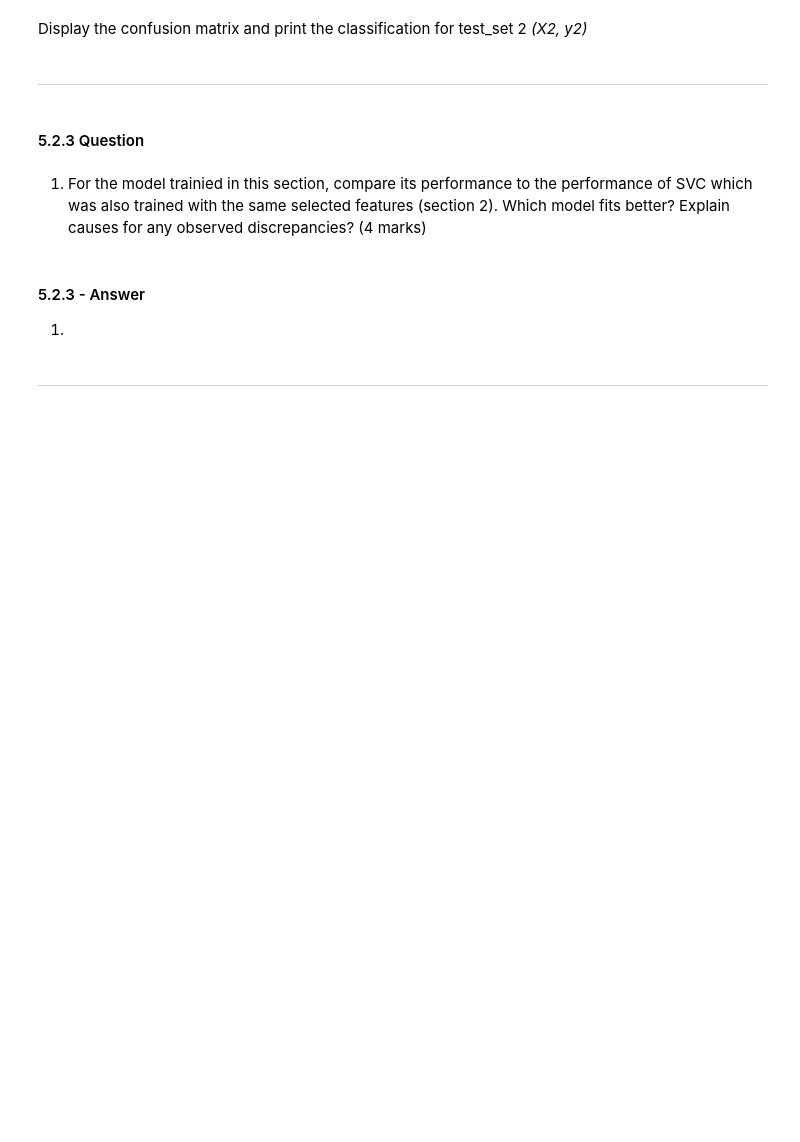
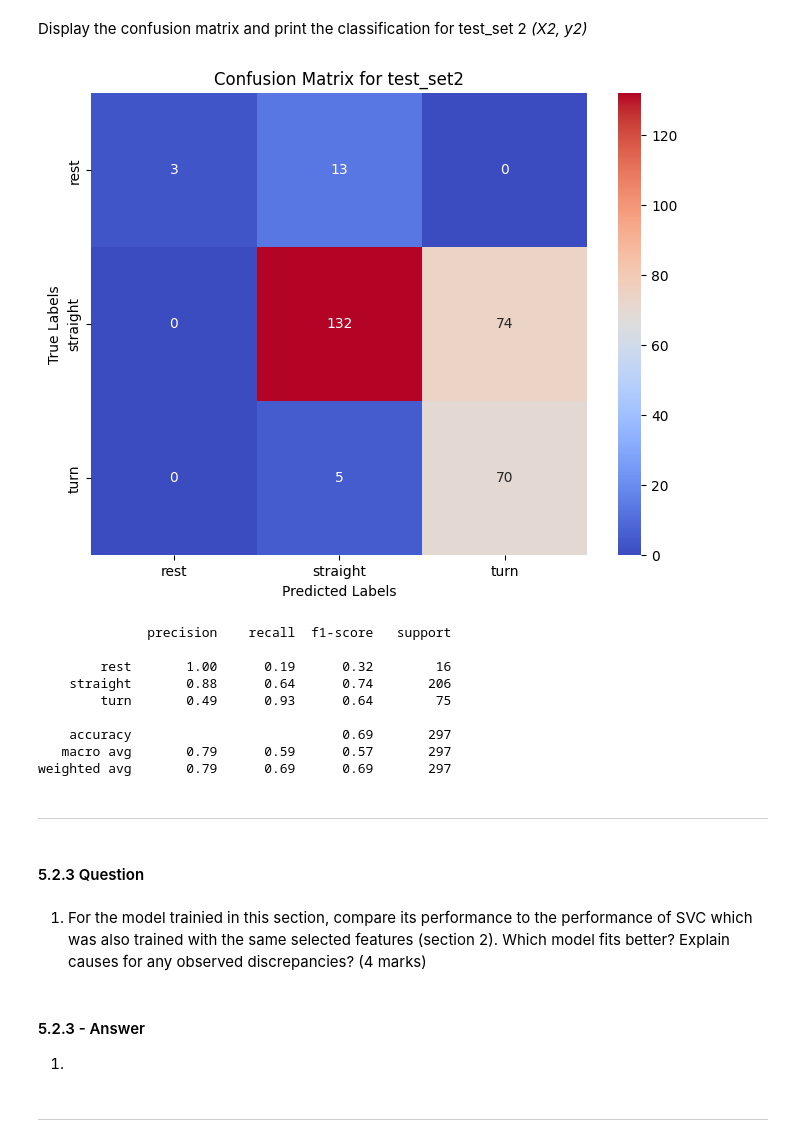
Before and after one commit to TaRa1999R/engg680_2024_fall, a Jupyter notebook: Lab_Assignment4/Assignment_4.ipynb, the cells around one changed output. Drawn from its saved outputs; the diff is of its cells as text; code cells hidden in the pictures; blank space fills up the shorter version.

```diff
--- a/Lab_Assignment4/Assignment_4.ipynb
+++ b/Lab_Assignment4/Assignment_4.ipynb
@@ -1244,6 +1281,6 @@ X1.head(2)
 # %%
 # TODO - Load the target vector from test_set2 into y2, and the selected features from test_set2 into X2
-# y2 =
-# X2 =
+y2 = test_set2['motion_state']
+X2 = test_set2[['ax_var' , 'ay_var' , 'az_sum' , 'a_sum' , 'gz_var']]
 X2.head(2)
 # %% [output]
@@ -1272,3 +1333,28 @@ Display the confusion matrix and print the classification for test_set 2 *(X2, y
+# %%
+# TODO - Display confusion matrix and print classification report for (X2, y2)
+y2_pred = grid.predict(X2)
+
+cm2 = confusion_matrix(y2, y2_pred)
+
+plt.figure(figsize=(8, 6))
+sns.heatmap(cm2, annot=True, fmt="d", cmap="coolwarm", xticklabels=grid.classes_, yticklabels=grid.classes_)
+plt.xlabel("Predicted Labels")
+plt.ylabel("True Labels")
+plt.title("Confusion Matrix for test_set2")
+plt.show()
+
+print(classification_report(y2, y2_pred))
+# %% [output]
+[figure, added]
+              precision    recall  f1-score   support
+
+        rest       1.00      0.19      0.32        16
+    straight       0.88      0.64      0.74       206
+        turn       0.49      0.93      0.64        75
+
+    accuracy                           0.69       297
+   macro avg       0.79      0.59      0.57       297
+weighted avg       0.79      0.69      0.69       297
 # %% [markdown]
 ___
 # %% [markdown]
```
Also changed, not shown: parts of 17 cells of this notebook.
